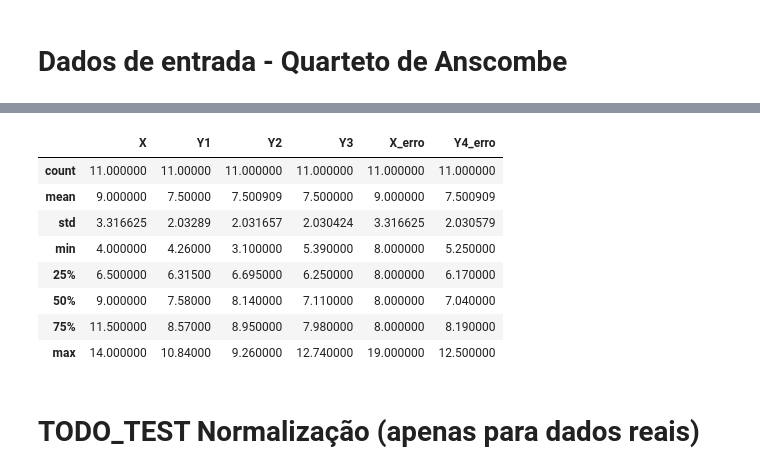
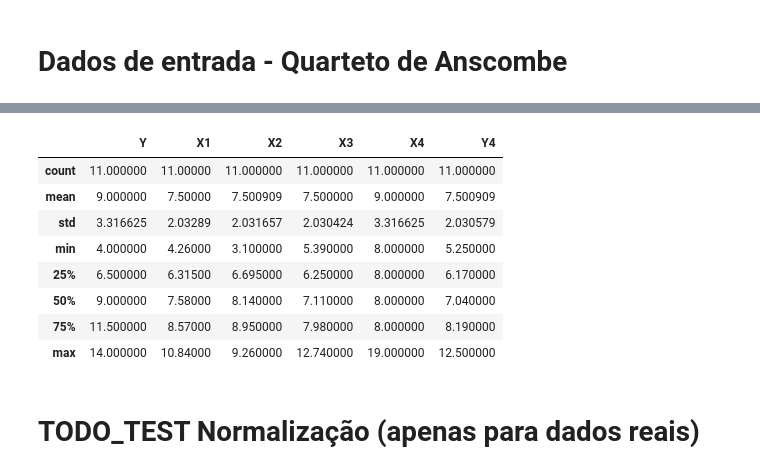
Before and after one commit to luizleroy/predictive_analytics, a Jupyter notebook: new.ipynb, the cells around one changed output, grey strips where cells are left out. Drawn from its saved outputs; the diff is of its cells as text; code cells hidden in the pictures.

```diff
--- a/new.ipynb
+++ b/new.ipynb
@@ -47,15 +47,16 @@ X1 = input_data[0:11]
 Y1 = output_data[0:11].values
 Y2 = output_data[11:22].values
 Y3 = output_data[22:33].values
-X_erro = input_data[33:44].values
-Y4_erro = output_data[33:44].values
-ascombeXY = {
+
+X4 = input_data[33:44].values
+Y4 = output_data[33:44].values
+ascombe = {
             "Y": X1,
             "X1":Y1,
             "X2":Y2,
             "X3":Y3,
-            "X4":X_erro,
-            "X5":Y4_erro,
+            "X4":X4,
+            "Y4":Y4,
 }
 data_para_treinamento_ascombe = pd.DataFrame(ascombe)
 print(data_para_treinamento_ascombe)
@@ -77,5 +78,5 @@ data_para_treinamento_ascombe.describe()
 -----------------------------------------------------------------------
-|  | X | Y1 | Y2 | Y3 | X_erro | Y4_erro |
+|  | Y | X1 | X2 | X3 | X4 | Y4 |
 | count | 11.000000 | 11.00000 | 11.000000 | 11.000000 | 11.000000 | 11.000000 |
 | mean | 9.000000 | 7.50000 | 7.500909 | 7.500000 | 9.000000 | 7.500909 |
 | std | 3.316625 | 2.03289 | 2.031657 | 2.030424 | 3.316625 | 2.030579 |
```
Also changed, not shown: parts of 2 cells of this notebook.
